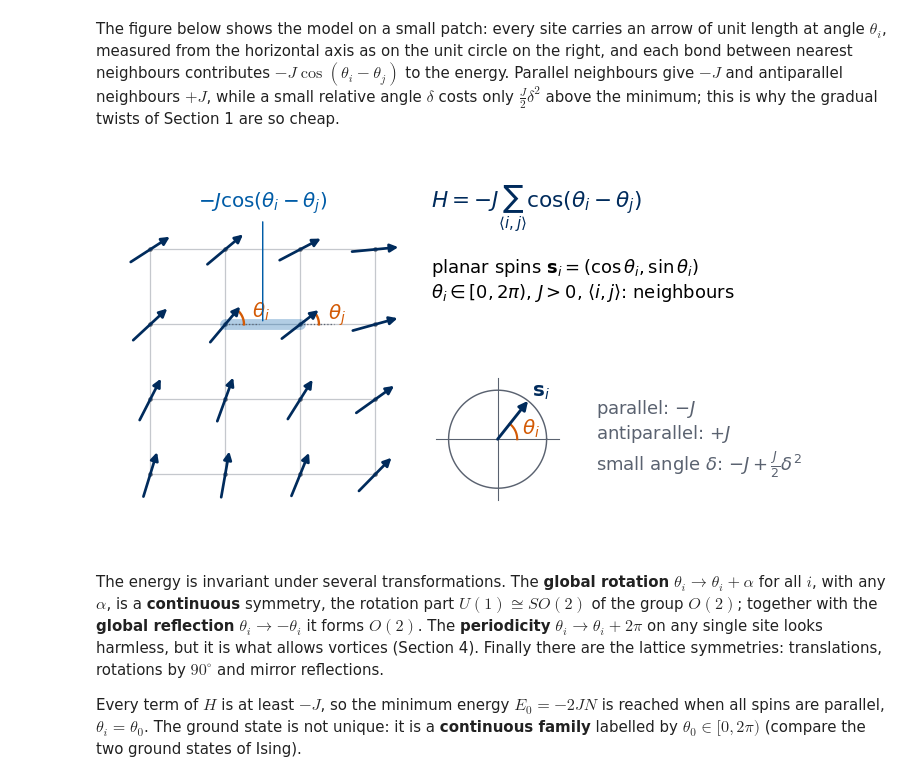
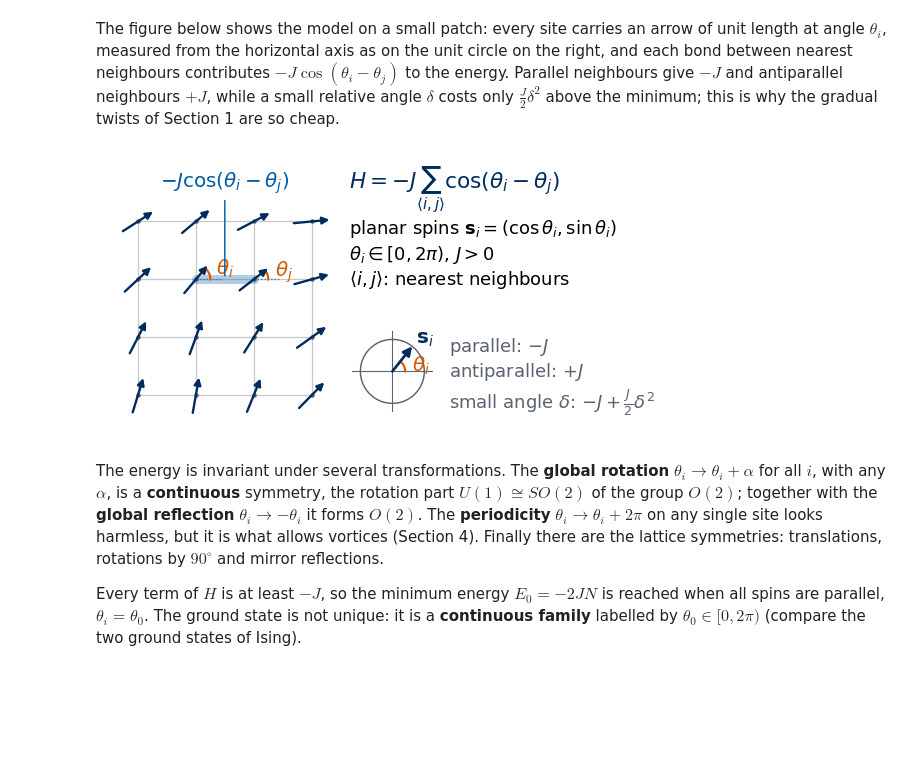
Before and after one commit to MarcinPlodzien/deep-learning-for-classical-and-quantum-physics, a Jupyter notebook: notebooks/lecture-05/lab-030-physics-2d-xy.ipynb, the cells around one changed output. Drawn from its saved outputs; the diff is of its cells as text; code cells hidden in the pictures; blank space fills up the shorter version.

```diff
--- a/notebooks/lecture-05/lab-030-physics-2d-xy.ipynb
+++ b/notebooks/lecture-05/lab-030-physics-2d-xy.ipynb
@@ -115,7 +115,7 @@ The sketch below compares the two cases on a strip of twelve columns. In the Isi
 # Colour convention shared by all sketches of the course:
 #   spin s = +1: filled navy disc,   spin s = -1: white disc with an orange rim;
 #   satisfied bond: solid blue line, broken (frustrated) bond: dashed purple line marked with a cross.
-# The figure is drawn at its physical size on a 16:9 slide (5.5 in = full text width) with 10-12 pt text,
+# The figure is drawn at its physical size on a 16:9 slide (3.19 in = 0.58 text width) with 10-12 pt text,
 # and shown here at a higher screen resolution.
 import os
 import numpy as np
@@ -176,20 +176,21 @@ def draw_vortex_marks(ax, w, r=0.3):
 
 def sketch_wall_versus_spin_wave():
     nx, ny = 12, 3
-    fig, (ax1, ax2) = plt.subplots(2, 1, figsize=(5.5, 2.9))
-    fig.subplots_adjust(left=0.01, right=0.99, bottom=0.01, top=0.92, hspace=0.45)
+    W, H, h = 3.19, 2.14, 0.76                       # figure width and height, panel height (in)
+    fig = plt.figure(figsize=(W, H))
+    ax1 = fig.add_axes([0.01, (h + 0.34) / H, 0.98, h / H]); ax2 = fig.add_axes([0.01, 0.02 / H, 0.98, h / H])
     # (a) Ising: the spins flip abruptly across one column of bonds
     for yy in range(ny):
         for xx in range(nx):
-            draw_spin(ax1, xx, yy, 1 if xx < nx // 2 else -1, r=0.3, lw=0.9)
-    ax1.plot([nx / 2 - 0.5] * 2, [-0.5, ny - 0.5], color=PURPLE, lw=2.5)
-    ax1.set_title(r"(a) Ising: sharp domain wall, $2J$ per broken bond", fontsize=11, color=NAVY, loc="left")
+            draw_spin(ax1, xx, yy, 1 if xx < nx // 2 else -1, r=0.3, lw=0.8)
+    ax1.plot([nx / 2 - 0.5] * 2, [-0.5, ny - 0.5], color=PURPLE, lw=2.0)
+    ax1.set_title(r"(a) Ising: sharp wall, $2J$ per broken bond", fontsize=11, color=NAVY, loc="left")
     # (b) XY: the angle turns by 2 pi gradually over ell = nx columns, i.e. by 2 pi / ell per bond
     theta = np.tile(2 * np.pi * np.arange(nx) / nx + np.pi / 2, (ny, 1))
-    draw_xy_spins(ax2, theta, length=0.7, lw=1.4, head=8)
-    ax2.set_title(r"(b) XY: spin wave, $2\pi$ over $\ell$ sites, $\frac{J}{2}(2\pi/\ell)^2$ per bond", fontsize=11, color=NAVY, loc="left")
+    draw_xy_spins(ax2, theta, length=0.75, lw=1.1, head=6)
+    ax2.set_title(r"(b) XY: $2\pi$ over $\ell$ sites, $\frac{J}{2}(2\pi/\ell)^2$ per bond", fontsize=11, color=NAVY, loc="left")
     for ax in (ax1, ax2):
-        ax.set_xlim(-0.6, nx - 0.4); ax.set_ylim(-0.6, ny - 0.4); ax.set_aspect("equal"); ax.axis("off")
+        ax.set_xlim(-0.6, nx - 0.4); ax.set_ylim(-0.45, ny - 0.55); ax.set_aspect("equal"); ax.axis("off")
     return fig
 
 with plt.rc_context(SKETCH_STYLE):
@@ -240,7 +241,7 @@ The figure below shows the model on a small patch: every site carries an arrow o
 # Colour convention shared by all sketches of the course:
 #   spin s = +1: filled navy disc,   spin s = -1: white disc with an orange rim;
 #   satisfied bond: solid blue line, broken (frustrated) bond: dashed purple line marked with a cross.
-# The figure is drawn at its physical size on a 16:9 slide (5.5 in = full text width) with 10-12 pt text,
+# The figure is drawn at its physical size on a 16:9 slide (4.4 in = 0.8 text width) with 10-12 pt text,
 # and shown here at a higher screen resolution.
 import os
 import numpy as np
@@ -287,51 +288,52 @@ def sketch_xy_model():
     L = 4
     y, x = np.indices((L, L))
     theta = 0.6 + 0.45 * np.sin(2 * np.pi * x / 7 + 0.8) + 0.35 * np.cos(2 * np.pi * y / 6)   # slowly varying angles
-    fig = plt.figure(figsize=(5.5, 2.9))
-    ax = fig.add_axes([0.0, 0.0, 0.43, 1.0]); tx = fig.add_axes([0.45, 0.0, 0.55, 1.0]); tx.axis("off")
+    W, H = 4.4, 2.05                                                 # physical size on the slide (0.8 text width)
+    fig = plt.figure(figsize=(W, H))
+    ax = fig.add_axes([0.0, 0.0, 0.41, 1.0]); tx = fig.add_axes([0.42, 0.0, 0.58, 1.0]); tx.axis("off")
     for k in range(L):
         ax.plot([0, L - 1], [k, k], color=GRAY, lw=0.7, alpha=0.35); ax.plot([k, k], [0, L - 1], color=GRAY, lw=0.7, alpha=0.35)
     i, j = (1, 2), (2, 2)                                           # the highlighted bond <i, j>
-    ax.plot(*zip(i, j), color=BLUE, lw=6, alpha=0.3, solid_capstyle="round")
-    draw_xy_spins(ax, theta, length=0.62, lw=1.5, head=9)
+    ax.plot(*zip(i, j), color=BLUE, lw=5, alpha=0.3, solid_capstyle="round")
+    draw_xy_spins(ax, theta, length=0.62, lw=1.3, head=8)
     for (px, py), name in [(i, "i"), (j, "j")]:
         t = theta[py, px]
         ax.plot([px, px + 0.45], [py, py], color=GRAY, lw=0.7, ls=":")         # reference direction theta = 0
         arc = np.linspace(0, t, 30)
-        ax.plot(px + 0.25 * np.cos(arc), py + 0.25 * np.sin(arc), color=ORANGE, lw=1.3)
+        ax.plot(px + 0.25 * np.cos(arc), py + 0.25 * np.sin(arc), color=ORANGE, lw=1.2)
         ax.text(px + 0.36 * np.cos(t / 2) + 0.03, py + 0.36 * np.sin(t / 2) - 0.06, rf"$\theta_{name}$", fontsize=11, color=ORANGE)
-    ax.annotate(r"$-J\cos(\theta_i-\theta_j)$", xy=(1.5, 2.0), xytext=(1.5, 3.55), fontsize=11, color=BLUE, ha="center",
+    ax.annotate(r"$-J\cos(\theta_i-\theta_j)$", xy=(1.5, 2.0), xytext=(1.5, 3.6), fontsize=11, color=BLUE, ha="center",
                 arrowprops=dict(arrowstyle="-", color=BLUE, lw=0.8), bbox=dict(fc="white", ec="none", pad=1))
-    ax.set_xlim(-0.55, L - 0.45); ax.set_ylim(-0.55, L - 0.2); ax.set_aspect("equal"); ax.axis("off")
+    ax.set_xlim(-0.5, L - 0.45); ax.set_ylim(-0.5, L - 0.1); ax.set_aspect("equal"); ax.axis("off")
 
     tx.set_xlim(0, 1); tx.set_ylim(0, 1)
-    tx.text(0.0, 0.88, r"$H=-J\sum_{\langle i,j\rangle}\cos(\theta_i-\theta_j)$", fontsize=12, color=NAVY, va="center")
-    tx.text(0.0, 0.69, r"planar spins $\mathbf{s}_i=(\cos\theta_i,\sin\theta_i)$" "\n" r"$\theta_i\in[0,2\pi)$, $J>0$, $\langle i,j\rangle$: neighbours",
-            fontsize=10, va="center")
+    tx.text(0.0, 0.9, r"$H=-J\sum_{\langle i,j\rangle}\cos(\theta_i-\theta_j)$", fontsize=12, color=NAVY, va="center")
+    tx.text(0.0, 0.66, r"planar spins $\mathbf{s}_i=(\cos\theta_i,\sin\theta_i)$" "\n" r"$\theta_i\in[0,2\pi)$, $J>0$" "\n"
+            r"$\langle i,j\rangle$: nearest neighbours", fontsize=10, va="center")
     # a unit circle showing one spin and its angle
-    cx, cy, R = 0.17, 0.27, 0.13
+    cx, cy, R = 0.13, 0.22, 0.12
     phi = np.linspace(0, 2 * np.pi, 200)
-    asp = 2.9 / (0.55 * 5.5)                                        # axes height / width, to draw a round circle
+    asp = H / (0.58 * W)                                            # axes height / width, to draw a round circle
     tx.plot(cx + R * asp * np.cos(phi), cy + R * np.sin(phi), color=GRAY, lw=0.8)
     tx.plot([cx - 1.25 * R * asp, cx + 1.25 * R * asp], [cy, cy], color=GRAY, lw=0.6)
     tx.plot([cx, cx], [cy - 1.25 * R, cy + 1.25 * R], color=GRAY, lw=0.6)
     t0 = 0.9
     tx.annotate("", xy=(cx + R * asp * np.cos(t0), cy + R * np.sin(t0)), xytext=(cx, cy),
-                arrowprops=dict(arrowstyle="-|>", color=NAVY, lw=1.6, mutation_scale=10, shrinkA=0, shrinkB=0))
+                arrowprops=dict(arrowstyle="-|>", color=NAVY, lw=1.5, mutation_scale=10, shrinkA=0, shrinkB=0))
     arc = np.linspace(0, t0, 30)
     tx.plot(cx + 0.4 * R * asp * np.cos(arc), cy + 0.4 * R * np.sin(arc), color=ORANGE, lw=1.2)
-    tx.text(cx + 0.5 * R * asp, cy + 0.1 * R, r"$\theta_i$", fontsize=11, color=ORANGE)
+    tx.text(cx + 0.62 * R * asp, cy + 0.02 * R, r"$\theta_i$", fontsize=11, color=ORANGE)
     tx.text(cx + R * asp * np.cos(t0) + 0.01, cy + R * np.sin(t0) + 0.01, r"$\mathbf{s}_i$", fontsize=11, color=NAVY)
-    tx.text(0.42, 0.27, "parallel: $-J$\nantiparallel: $+J$\nsmall angle $\\delta$: $-J+\\frac{J}{2}\\delta^2$",
+    tx.text(0.3, 0.2, "parallel: $-J$\nantiparallel: $+J$\nsmall angle $\\delta$: $-J+\\frac{J}{2}\\delta^2$",
             fontsize=10, va="center", color=GRAY)
     return fig
 
 with plt.rc_context(SKETCH_STYLE):
     fig = sketch_xy_model()
 save_sketch(fig, "sketch_xy_card.png")
 plt.show()
 # %% [output]
-[figure, old version]
+[figure, new version]
 # %% [markdown]
 The energy is invariant under several transformations. The **global rotation** $\theta_i\to\theta_i+\alpha$ for all $i$, with any $\alpha$, is a
 **continuous** symmetry, the rotation part $U(1)\cong SO(2)$ of the group $O(2)$; together with the **global reflection** $\theta_i\to-\theta_i$ it forms $O(2)$.
```
Also changed, not shown: parts of 7 cells of this notebook, 20 other files.
